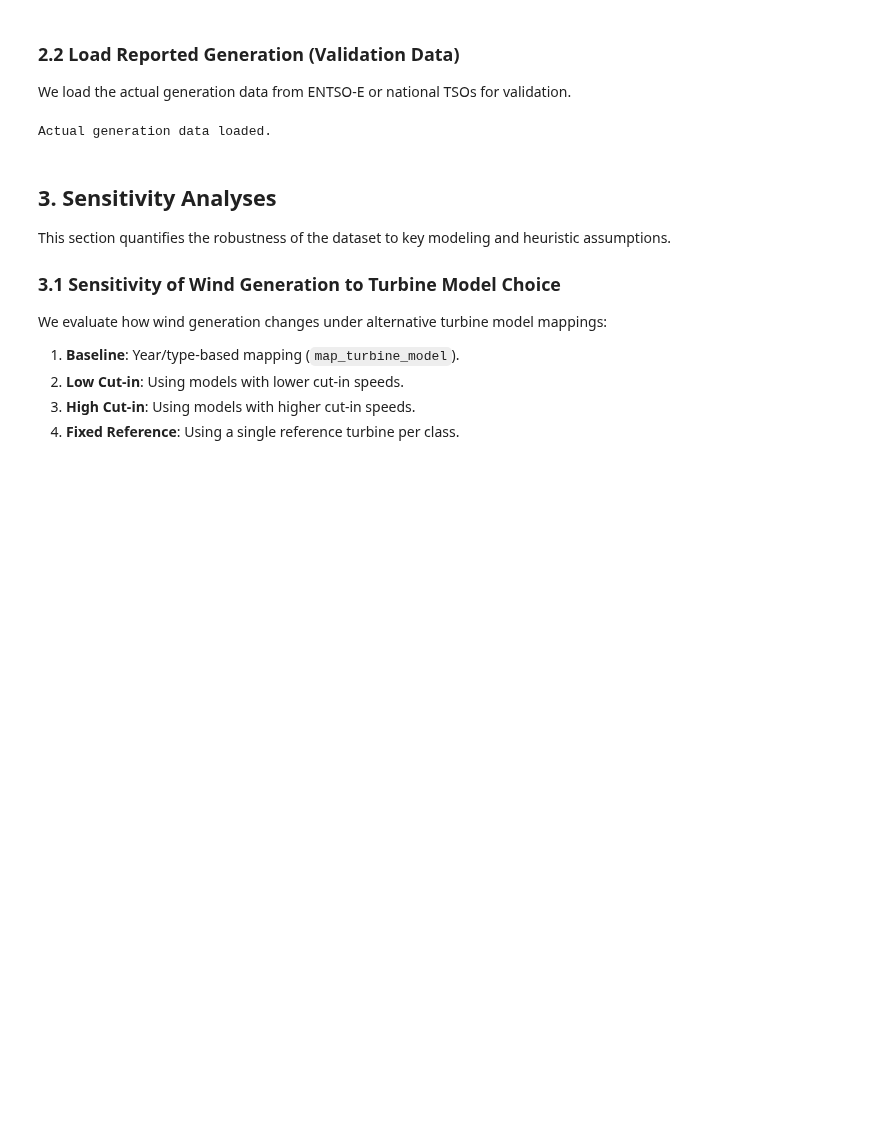
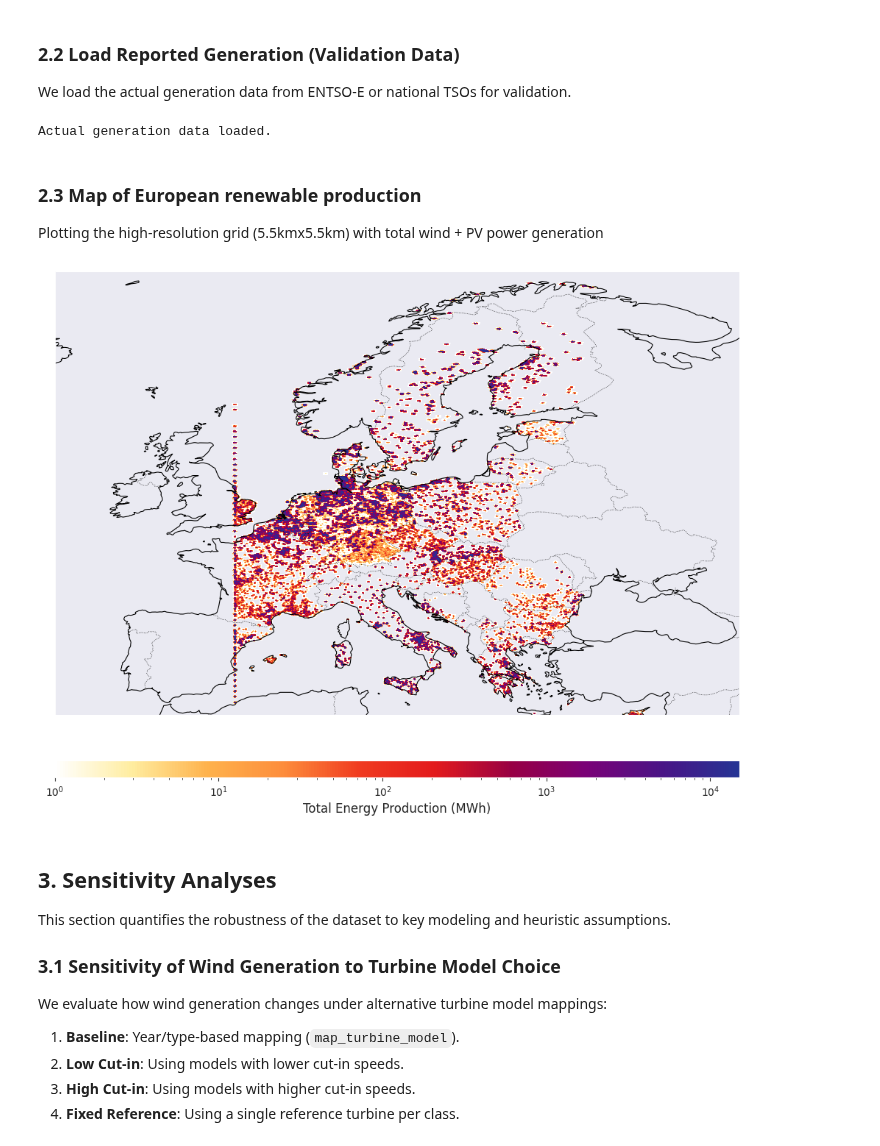
Before and after one commit to EmilBruvik/CERFRES, a Jupyter notebook: notebooks/validation.ipynb, the cells around one changed output. Drawn from its saved outputs; the diff is of its cells as text; code cells hidden in the pictures; blank space fills up the shorter version.

```diff
--- a/notebooks/validation.ipynb
+++ b/notebooks/validation.ipynb
@@ -111,6 +132,65 @@ else:
     print(f"Actual generation file not found at {actual_gen_path}")
 # %% [output]
 Actual generation data loaded.
+# %% [markdown]
+### 2.3 Map of European renewable production
+Plotting the high-resolution grid (5.5kmx5.5km) with total wind + PV power generation
+# %%
+import cartopy.crs as ccrs
+import cartopy.feature as cfeature
+from scipy.ndimage import gaussian_filter
+import matplotlib.colors as mcolors
+
+total_wind_production = ds_perfarm['wind_power_mw'].sum(dim='time')
+total_pv_production = ds_perfarm['pv_power_mw'].sum(dim='time')
+wind_2d = total_wind_production.squeeze()
+pv_2d = total_pv_production.squeeze()
+if wind_2d.dims != ('y', 'x'):
+    wind_2d = wind_2d.transpose('y', 'x')
+if pv_2d.dims != ('y', 'x'):
+    pv_2d = pv_2d.transpose('y', 'x')
+total_production = wind_2d + pv_2d
+# %%
+# 2. Gaussian Smoothing
+sigma = 0.5
+power_values_smoothed = gaussian_filter(total_production.values, sigma=sigma)
+power_2d_smoothed = total_production.copy(data=power_values_smoothed)
+
+# 3. Create Custom Colormap
+colors = ["white", "#ffeda0", "#feb24c", "#fd8d3c", "#f03b20", "#e31a1c", "#980043", "#7a0177", "#4a1486", "#253494"]
+cmap_custom = mcolors.LinearSegmentedColormap.from_list("white_red_blue", colors, N=256)
+
+# 4. Plotting with Cartopy
+plt.figure(figsize=(12, 16))
+ax = plt.axes(projection=ccrs.PlateCarree())
+ax.set_extent([-15, 42, 35, 72], crs=ccrs.PlateCarree())
+
+# Add map features
+ax.add_feature(cfeature.COASTLINE, linewidth=0.8, zorder=2)
+ax.add_feature(cfeature.BORDERS, linestyle=':', linewidth=0.5, zorder=2)
+
+# 5. Plot data with Logarithmic Scale
+# vmin is set to 1 because LogNorm requires values > 0
+pcm = power_2d_smoothed.plot.pcolormesh(
+    ax=ax,
+    transform=ccrs.PlateCarree(),
+    x='longitude',
+    y='latitude',
+    cmap=cmap_custom,
+    add_colorbar=False,
+    rasterized=True,
+    norm=mcolors.LogNorm(vmin=1, vmax=1.5e4)
+)
+
+# 6. Custom Colorbar
+cbar = plt.colorbar(pcm, orientation='horizontal', pad=0.05, fraction=0.04, aspect=40)
+cbar.set_label('Total Energy Production (MWh)', fontsize=12)
+cbar.ax.tick_params(labelsize=10)
+plt.show()
+# plt.title(f'Total monthly wind + solar production in Europe ({month_number}-{YEAR})')
+# plt.savefig(f'/Data/gfi/vindenergi/nab015/figures/total_energy_production_log_{month_number}_{YEAR}.svg', dpi=400, bbox_inches='tight', pad_inches=0)
+# %% [output]
+[figure, added]
 # %% [markdown]
 ## 3. Sensitivity Analyses
 This section quantifies the robustness of the dataset to key modeling and heuristic assumptions.
```
Also changed, not shown: parts of 2 cells of this notebook, 2 other files.
